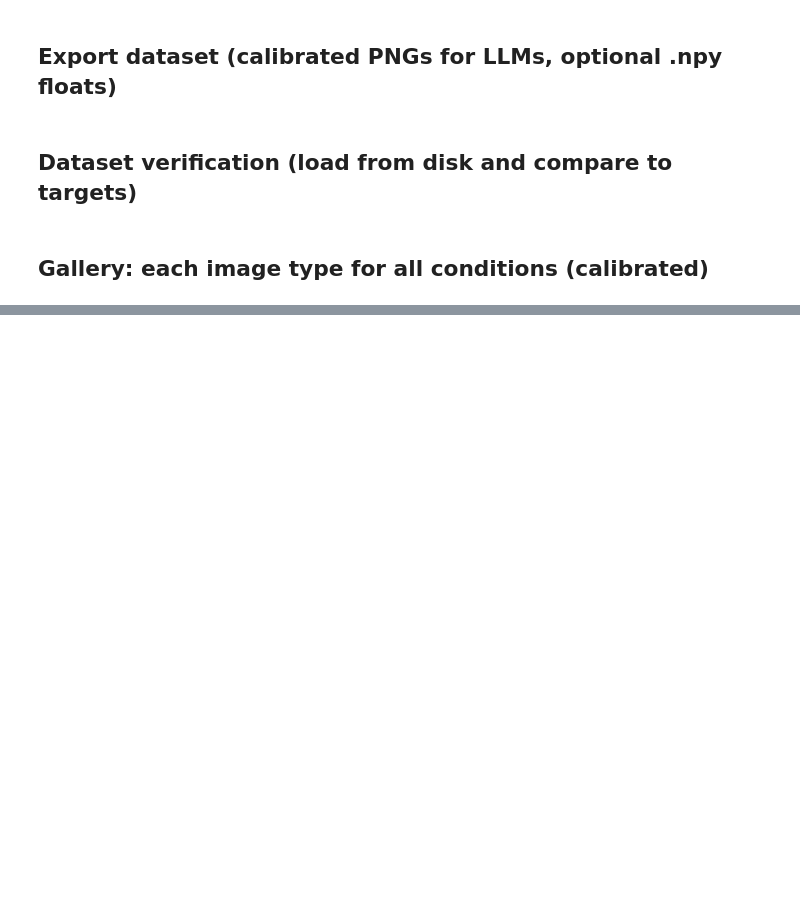
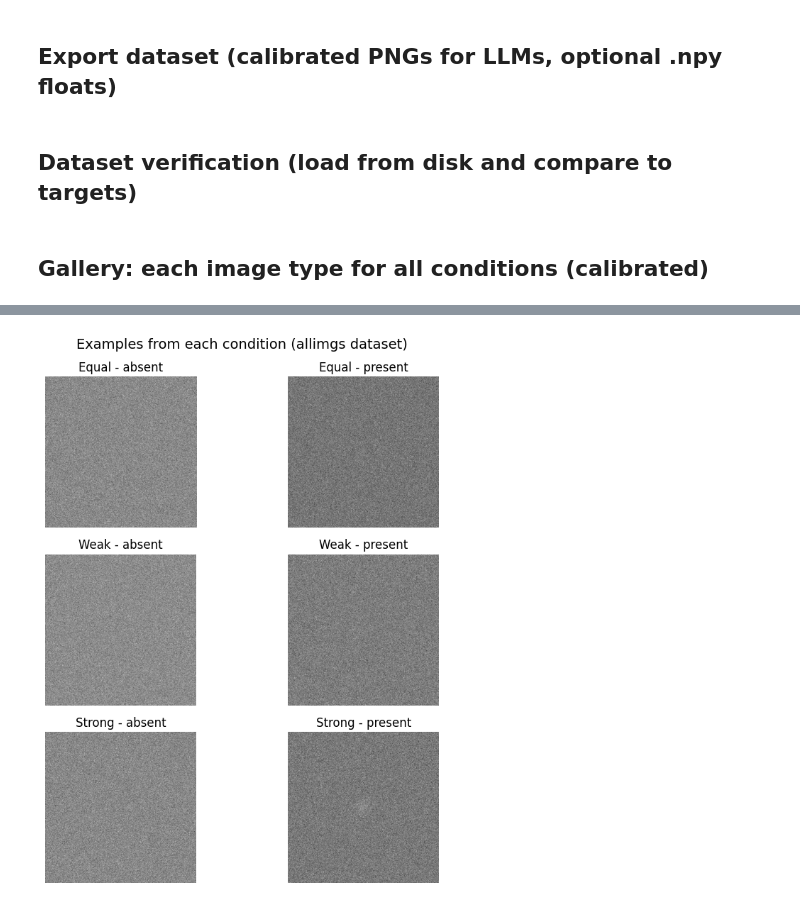
Before and after one commit to AdamRychtecky8/Honors_Project, a Jupyter notebook: Perceptual_Image_Generator_Calibrated.ipynb, the cells around one changed output, grey strips where cells are left out. Saved outputs shown, nothing was run; the diff lists cells and outputs as text; code cells hidden in the pictures; blank space fills up the shorter version.

Commit message:
Add dataset structure, metadata, and notebook; ignore large image files

```diff
--- a/Perceptual_Image_Generator_Calibrated.ipynb
+++ b/Perceptual_Image_Generator_Calibrated.ipynb
@@ -370,0 +501,34 @@ plt.tight_layout(); plt.show()
+# %%
+import pandas as pd
+import matplotlib.pyplot as plt
+from PIL import Image
+import random
+
+# Load your flat manifest
+index_df = pd.read_csv("allimgs/index.csv")
+
+# Pick one random example for each condition × label
+conditions = ["equal", "weak", "strong"]
+labels = ["absent", "present"]
+
+fig, axes = plt.subplots(len(conditions), len(labels), figsize=(8, 8))
+
+for i, cond in enumerate(conditions):
+    for j, label in enumerate(labels):
+        subset = index_df[(index_df["condition"] == cond) & (index_df["label"] == label)]
+        if subset.empty:
+            axes[i, j].set_title(f"{cond}-{label}\n(no images)")
+            axes[i, j].axis("off")
+            continue
+        # Pick a random row
+        row = subset.sample(1).iloc[0]
+        img = Image.open(row["img"])
+        axes[i, j].imshow(img, cmap="gray")
+        axes[i, j].set_title(f"{cond.capitalize()} - {label}")
+        axes[i, j].axis("off")
+
+plt.suptitle("Examples from each condition (allimgs dataset)", fontsize=14)
+plt.tight_layout()
+plt.show()
+# %% [output]
+[figure, added]
```
Also changed, not shown: parts of 9 cells of this notebook.
